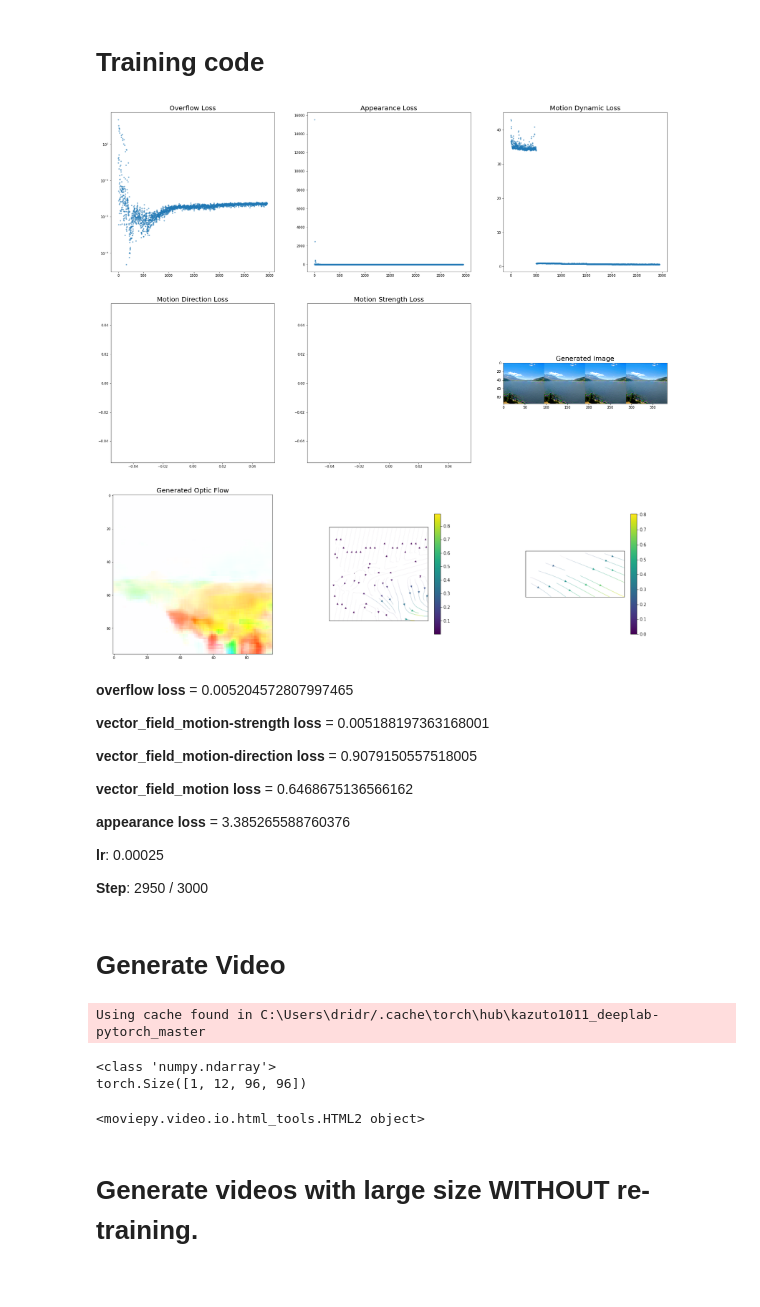
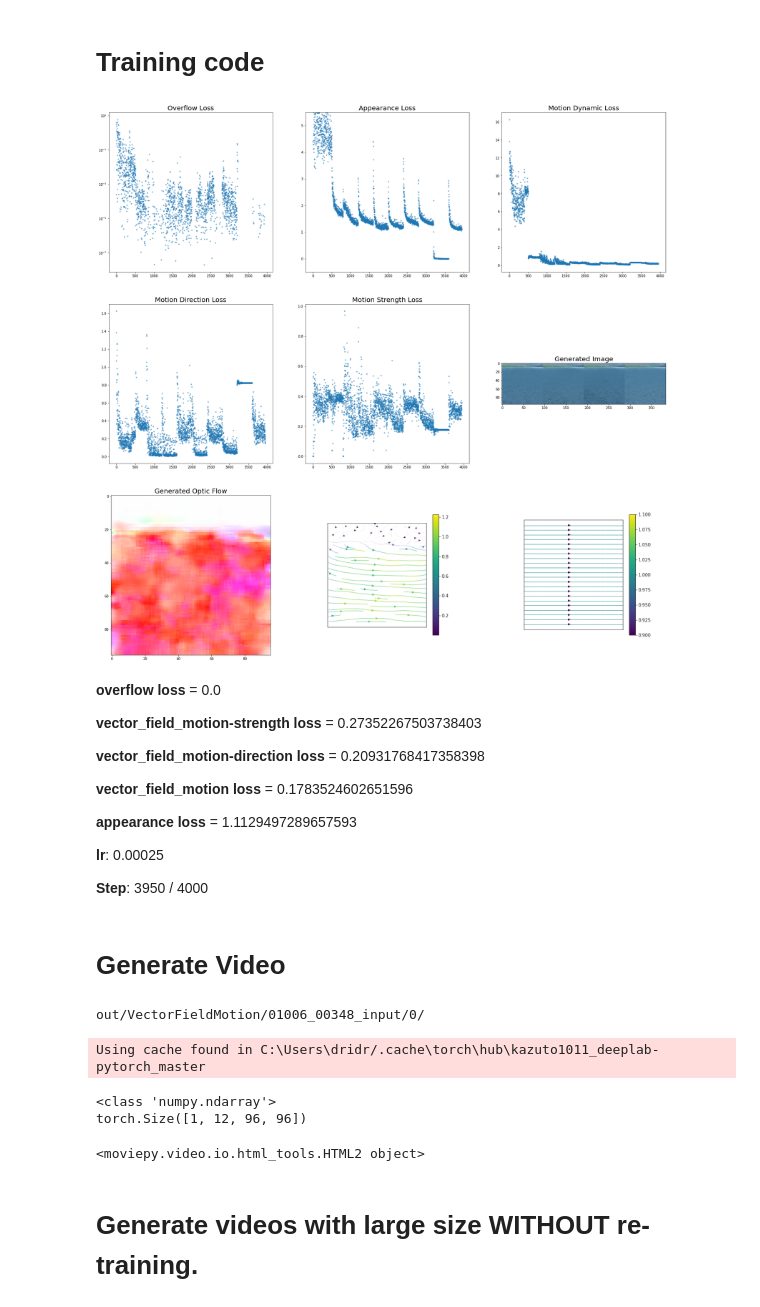
Before and after one commit to Morpheo1/DyNCAwithCLIP, a Jupyter notebook: notebooks/vector_field_motion_water_masked.ipynb, the cells around one changed output. Drawn from its saved outputs; the diff is of its cells as text; code cells hidden in the pictures.

```diff
--- a/notebooks/vector_field_motion_water_masked.ipynb
+++ b/notebooks/vector_field_motion_water_masked.ipynb
@@ -48,7 +50,9 @@ Use a class to store all parameters in argparse style
 class Args:
     def __init__(self):
         # motion loss
-        self.img_size = (96, 96) # Controls the image size during training. Corresponds to DyNCA-S/L-img_size in paper
+        self.img_size = (384, 384) # Controls the image size during training. Corresponds to DyNCA-S/L-img_size in paper
+        self.patch_size = 96
+        self.new_patch_step = 400
         self.motion_img_size = self.img_size
         self.crop = True
         self.mask = "water" # "flow" / "water" / None
@@ -70,25 +74,25 @@ class Args:
         self.nca_fc_dim = 96 # Dimensionality of Update MLP in DyNCA. DyNCA-S is 96, DyNCA-L is 128
         self.nca_seed_mode = "custom" # Initialize seed with zero-filled tensor
         self.nca_padding_mode = 'replicate' # Replicate padding when performing Perception, as introduced in Section 3.3
-        self.nca_pos_emb = "CPE"
+        self.nca_pos_emb = None# "CPE"
         self.nca_vf_emb = None
-        self.nca_perception_scales = []
+        self.nca_perception_scales = [0, 1]
 
         """Loss related arguments"""
         self.appearance_loss_weight = 1.0
         self.appearance_loss_type = "OT"
-        self.vector_field_motion_loss_weight = 4.0
+        self.vector_field_motion_loss_weight = 1.0
         self.motion_strength_weight = 15.0
         self.motion_direction_weight = 10.0 # gamma in Section 4.2.1
         self.motion_weight_change_interval = 500
-        self.motion_vector_field_name = "custom"
+        self.motion_vector_field_name = 0 # "custom"
         self.target_motion_vec = []
         self.motion_model_name = "two_stream_dynamic"
         self.nca_base_num_steps = 24.0
         self.overflow_loss_weight = 100.0
 
         """Train setting"""
-        self.max_iterations = 3000
+        self.max_iterations = 4000
         self.save_every = 50
         self.batch_size = 4
         self.lr = 1e-3
@@ -249,9 +265,32 @@ for i in pbar:
         batch_idx = np.random.choice(args.nca_pool_size, args.batch_size, replace=False)
         input_states = nca_pool[batch_idx]
         seed_injection = False
-        if i % args.nca_inject_seed_step == 0:
+        ''' Random patch selection '''
+        if i % args.new_patch_step == 0 :
+            patch_size = args.patch_size
+            chosen = False
+            while not torch.any(update_mask_cropped) or not chosen:
+                j, k, h, w = transforms.RandomCrop.get_params(target_appearance_img, output_size=(patch_size, patch_size))
+                target_cropped = transforms.functional.crop(target_appearance_img, j, k, h, w).to(DEVICE)
+
+                if torch.all(update_mask) :
+                    # mask is set to 1 everywhere, so no actual mask
+                    update_mask_cropped = update_mask
+                else :
+                    update_mask_cropped = transforms.functional.crop(update_mask, j, k, h, w)
+                    nca_model.mask = update_mask_cropped
+                chosen = True
+            # update losses
+            if args.vector_field_motion_loss_weight > 0:
+                target_vector_field_cropped = transforms.functional.crop(args.target_motion_vec, j, k, h, w)
+                DynamicTextureLoss.loss_mapper["vector_field_motion"].target_motion_vec = target_vector_field_cropped
+
+            nca_pool = nca_model.seed(args.nca_pool_size, size=(patch_size, patch_size), top=j, left=k, img=target_cropped)
+            input_states = nca_pool[batch_idx]
+
+        elif i % args.nca_inject_seed_step == 0:
             seed_injection = True
-            seed_inject = nca_model.seed(1, size=(nca_size_x, nca_size_y), img=target_appearance_img)
+            seed_inject = nca_model.seed(1, size=(args.patch_size, args.patch_size), img=target_cropped, top=j, left=k)
             input_states[:1] = seed_inject[:1]
 
         '''Get the image before NCA iteration for computing optic flow'''
@@ -273,6 +312,8 @@ for i in pbar:
     image_after_nca = generated_image.clone()
 
     '''Construct input dictionary for loss computation'''
+    input_dict['target_image_list'] = [target_cropped]
+    input_dict['update_mask'] = update_mask_cropped[:,:3,:,:]
     input_dict['generated_image_list'] = [generated_image]
     input_dict['generated_image_before_nca'] = image_before_nca
     input_dict['generated_image_after_nca'] = image_after_nca
@@ -372,56 +413,58 @@ for i in pbar:
             plt.subplot(3,3,6)
             plt.title("Generated Image", fontsize = 20)
             plt.imshow(img_show)
 
             plt.subplot(3,3,7)
             plt.title("Generated Optic Flow", fontsize = 20)
             plt.imshow(gen_flow_show)
 
             plt.subplot(3,3,8)
             plt.axis("off")
             plt.imshow(generated_flow_vector_field)
 
             plt.subplot(3,3,9)
             plt.axis("off")
             plt.imshow(target_flow_vector_field)
 
             plt.show()
 
             display_dict = copy.deepcopy(batch_loss_log_dict)
             display_str = "\n\n".join([f"**{k} loss** = {display_dict[k]}" for k in display_dict])
             display_str += f"\n\n**lr**: {lr_scheduler.get_lr()[0]} \n\n"
             display_str += f"**Step**: {i} / {args.max_iterations} \n\n"
 
             display(Markdown(display_str), display_id='stats')
 
 if not args.video_only:
     torch.save(nca_model, f"{output_dir}/model.pth")
 else:
     layered_nca = torch.load(f"{output_dir}/model.pth")
 # %% [output]
-[figure, old version]
+[figure, new version]
-**overflow loss** = 0.005204572807997465
+**overflow loss** = 0.0
 
-**vector_field_motion-strength loss** = 0.005188197363168001
+**vector_field_motion-strength loss** = 0.27352267503738403
 
-**vector_field_motion-direction loss** = 0.9079150557518005
+**vector_field_motion-direction loss** = 0.20931768417358398
 
-**vector_field_motion loss** = 0.6468675136566162
+**vector_field_motion loss** = 0.1783524602651596
 
-**appearance loss** = 3.385265588760376
+**appearance loss** = 1.1129497289657593
 
 **lr**: 0.00025
 
-**Step**: 2950 / 3000
+**Step**: 3950 / 4000
 # %% [markdown]
 # Generate Video
 # %%
+print(output_dir)
 synthesize_video(args, nca_model, args.video_length, output_dir, args.target_appearance_path, args.target_vector_field_path, video_name="small", nca_step=int(args.nca_base_num_steps),seed_size=(96,96))
 # %% [output]
-Using cache found in C:\Users\dridr/.cache\torch\hub\kazuto1011_deeplab-pytorch_master
+out/VectorFieldMotion/01006_00348_input/0/
-<class 'numpy.ndarray'>
-torch.Size([1, 12, 96, 96])
+Using cache found in C:\Users\dridr/.cache\torch\hub\kazuto1011_deeplab-pytorch_master
-<moviepy.video.io.html_tools.HTML2 object>
+<class 'numpy.ndarray'>
+torch.Size([1, 12, 96, 96])
+<moviepy.video.io.html_tools.HTML2 object>
 # %% [markdown]
 # Generate videos with large size WITHOUT re-training.
 # %%
```
Also changed, not shown: parts of 7 cells of this notebook, 3 other files.
